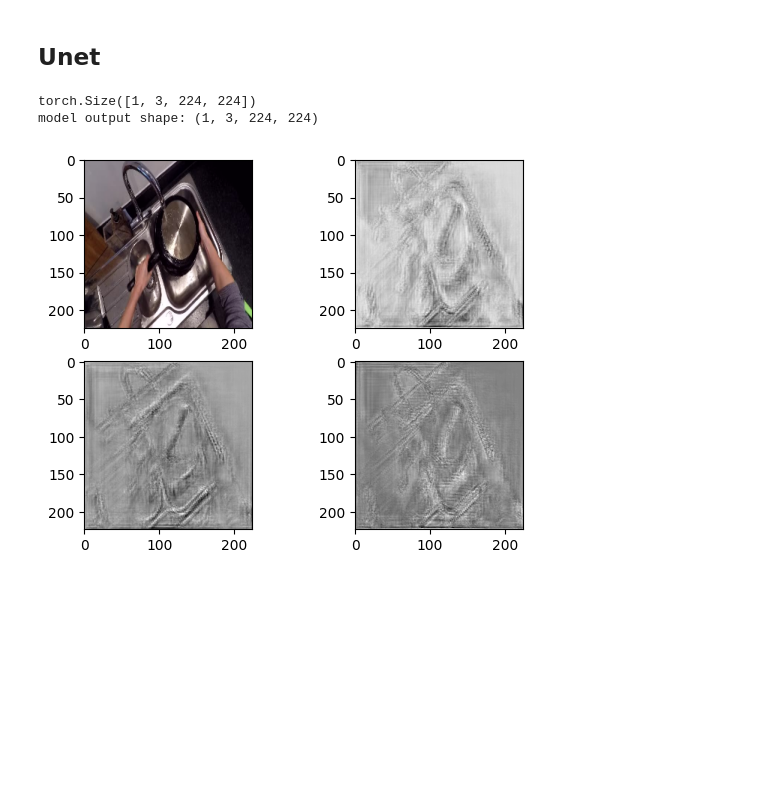
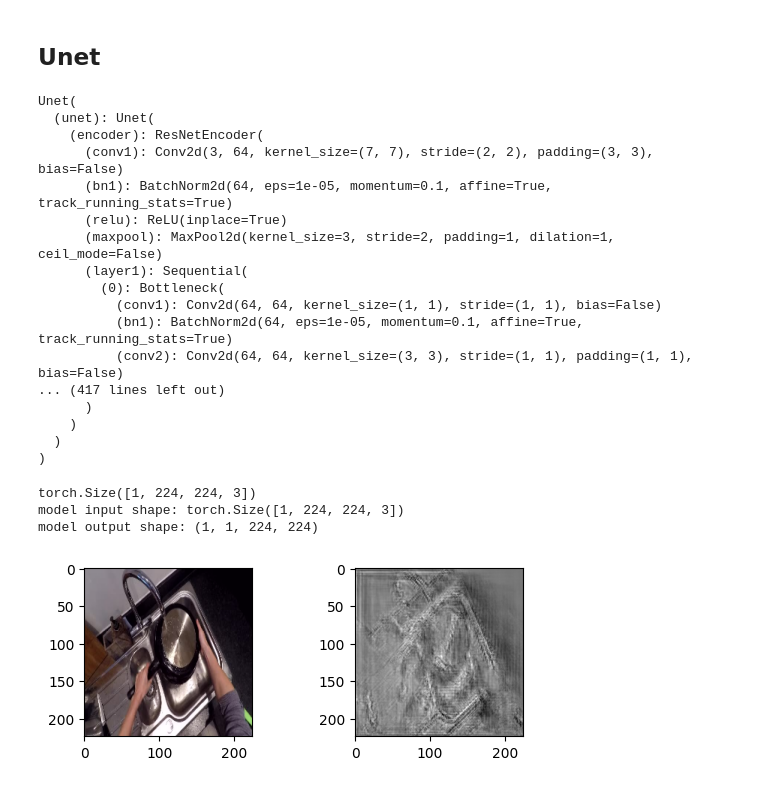
Before and after one commit to pasca-l/hands-and-objects, a Jupyter notebook: objectness_classification/models/model_analysis.ipynb, the cells around one changed output. Cells and saved outputs as stored; diff of their text form; code cells hidden in the pictures; blank space fills up the shorter version.

```diff
--- a/objectness_classification/models/model_analysis.ipynb
+++ b/objectness_classification/models/model_analysis.ipynb
@@ -73,43 +73,63 @@ file name: ('epic_P08_10_frame_0000007651',)
 [figure]
 # %% [markdown]
 ## Unet
+# %%
+from unet import System
+
+system = System()
+model = system.model
+
+model_path = os.path.join(git_root, "objectness_classification/logs/unet_2cls.ckpt")
+model.load_state_dict(torch.load(model_path, map_location=torch.device('cpu')), strict=False)
+model.eval()
+# %% [output]
+Unet(
+  (unet): Unet(
+    (encoder): ResNetEncoder(
+      (conv1): Conv2d(3, 64, kernel_size=(7, 7), stride=(2, 2), padding=(3, 3), bias=False)
+      (bn1): BatchNorm2d(64, eps=1e-05, momentum=0.1, affine=True, track_running_stats=True)
+      (relu): ReLU(inplace=True)
+      (maxpool): MaxPool2d(kernel_size=3, stride=2, padding=1, dilation=1, ceil_mode=False)
+      (layer1): Sequential(
+        (0): Bottleneck(
+          (conv1): Conv2d(64, 64, kernel_size=(1, 1), stride=(1, 1), bias=False)
+          (bn1): BatchNorm2d(64, eps=1e-05, momentum=0.1, affine=True, track_running_stats=True)
+          (conv2): Conv2d(64, 64, kernel_size=(3, 3), stride=(1, 1), padding=(1, 1), bias=False)
+... (417 lines left out)
+      )
+    )
+  )
+)
 # %%
-from unet import System
-
-system = System()
-model = system.model
-
-print(model(torch.rand((1, 224, 224, 3))).shape)
-
-model_path = os.path.join(git_root, "objectness_classification/logs/unet.ckpt")
-model.load_state_dict(torch.load(model_path), strict=False)
-model.eval()
-
+print(egohos_frames.shape)
 output = model(egohos_frames.float())
 output = output.detach().numpy()
+cls_num, _, _ = output[0].shape
 print(
-    f"model output shape: {output.shape}"
+    f"model input shape: {egohos_frames.shape}",
+    f"model output shape: {output.shape}",
+    sep="\n",
 )
-cls_num, _, _ = output[0].shape
 
 fig = plt.figure()
 
 fig.add_subplot(2, 2, 1)
 plt.imshow(egohos_frames[0])
 
 for cls in range(cls_num):
     fig.add_subplot(2, 2, 2+cls)
     plt.imshow(output[0][cls])
     plt.gray()
 
 plt.show()
 
 plt.clf()
 plt.close()
 # %% [output]
-torch.Size([1, 3, 224, 224])
-model output shape: (1, 3, 224, 224)
+torch.Size([1, 224, 224, 3])
+model input shape: torch.Size([1, 224, 224, 3])
+model output shape: (1, 1, 224, 224)
-[figure, old version]
+[figure, new version]
 # %%
 import numpy as np
 import cv2
```
Also changed, not shown: parts of 1 cell of this notebook, 6 other files.
